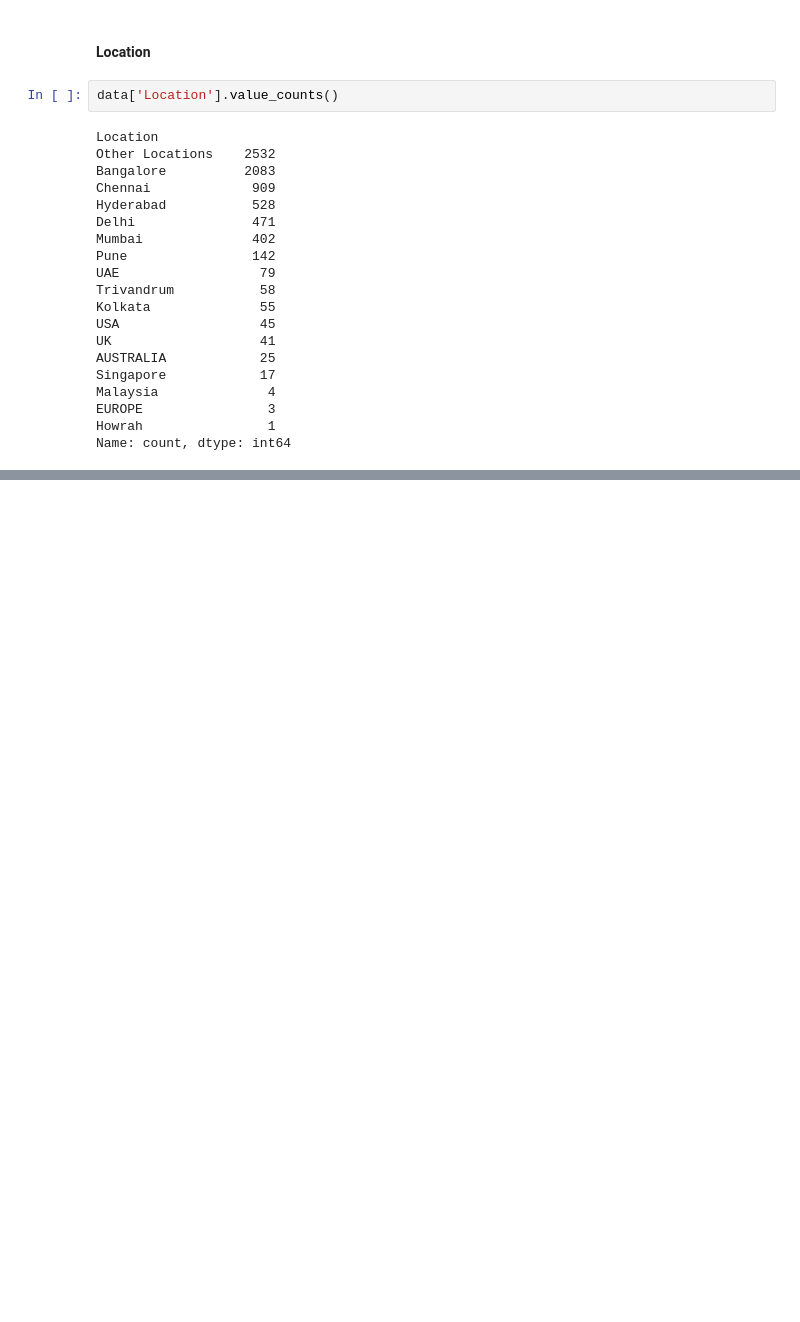
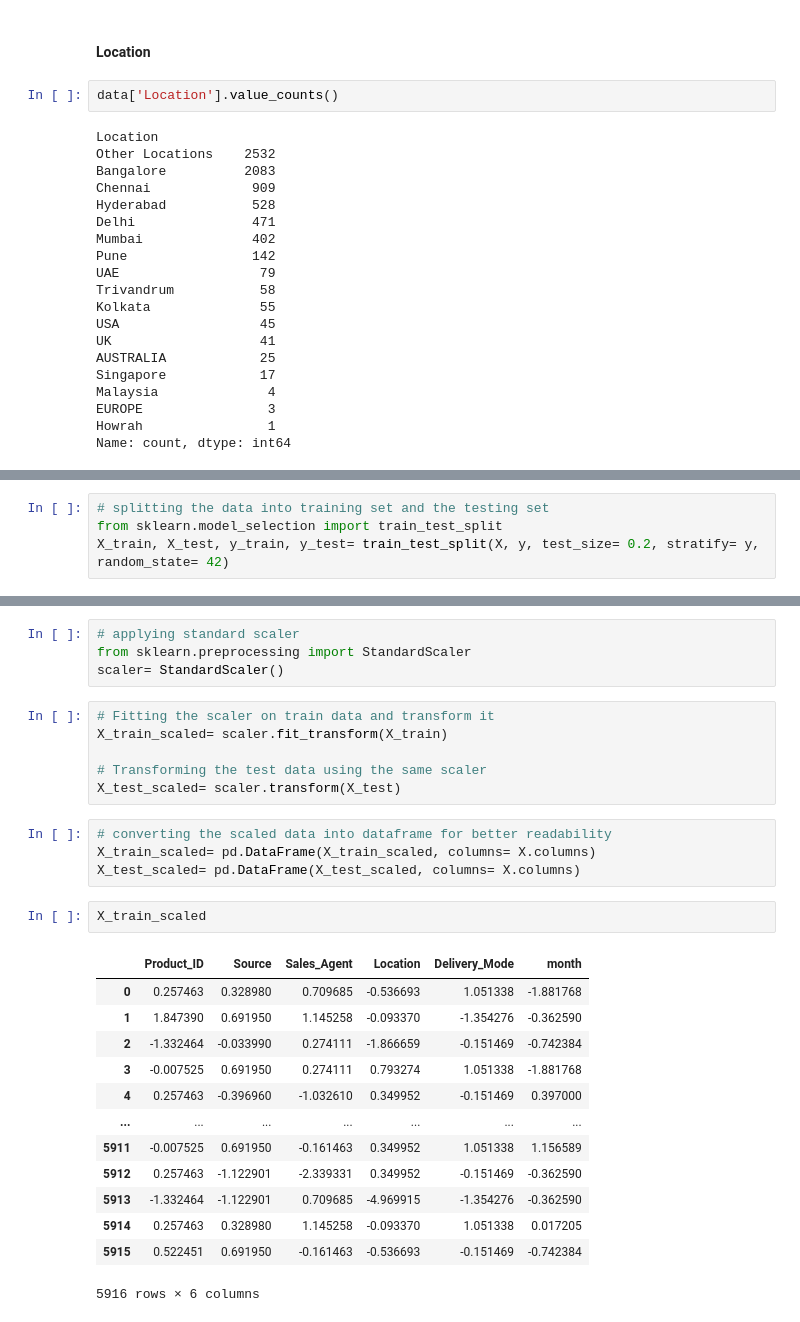
Before and after one commit to shanusaras/Lead_quality_categorization_for_enhanced_sales, a Jupyter notebook: sales effectiveness.ipynb, the cells around one changed output, grey strips where cells are left out. Drawn from its saved outputs; the diff is of its cells as text; blank space fills up the shorter version.

```diff
--- a/sales effectiveness.ipynb
+++ b/sales effectiveness.ipynb
@@ -853,0 +979,4 @@ Name: count, dtype: int64
+# %%
+# splitting the data into training set and the testing set
+from sklearn.model_selection import train_test_split
+X_train, X_test, y_train, y_test= train_test_split(X, y, test_size= 0.2, stratify= y, random_state= 42)
@@ -853,0 +1002,30 @@ Name: count, dtype: int64
+# %%
+# applying standard scaler
+from sklearn.preprocessing import StandardScaler
+scaler= StandardScaler()
+# %%
+# Fitting the scaler on train data and transform it
+X_train_scaled= scaler.fit_transform(X_train)
+
+# Transforming the test data using the same scaler
+X_test_scaled= scaler.transform(X_test)
+# %%
+# converting the scaled data into dataframe for better readability
+X_train_scaled= pd.DataFrame(X_train_scaled, columns= X.columns)
+X_test_scaled= pd.DataFrame(X_test_scaled, columns= X.columns)
+# %%
+X_train_scaled
+# %% [output]
+|  | Product_ID | Source | Sales_Agent | Location | Delivery_Mode | month |
+| 0 | 0.257463 | 0.328980 | 0.709685 | -0.536693 | 1.051338 | -1.881768 |
+| 1 | 1.847390 | 0.691950 | 1.145258 | -0.093370 | -1.354276 | -0.362590 |
+| 2 | -1.332464 | -0.033990 | 0.274111 | -1.866659 | -0.151469 | -0.742384 |
+| 3 | -0.007525 | 0.691950 | 0.274111 | 0.793274 | 1.051338 | -1.881768 |
+| 4 | 0.257463 | -0.396960 | -1.032610 | 0.349952 | -0.151469 | 0.397000 |
+| ... | ... | ... | ... | ... | ... | ... |
+| 5911 | -0.007525 | 0.691950 | -0.161463 | 0.349952 | 1.051338 | 1.156589 |
+| 5912 | 0.257463 | -1.122901 | -2.339331 | 0.349952 | -0.151469 | -0.362590 |
+| 5913 | -1.332464 | -1.122901 | 0.709685 | -4.969915 | -1.354276 | -0.362590 |
+| 5914 | 0.257463 | 0.328980 | 1.145258 | -0.093370 | 1.051338 | 0.017205 |
+| 5915 | 0.522451 | 0.691950 | -0.161463 | -0.536693 | -0.151469 | -0.742384 |
+5916 rows × 6 columns
```
Also changed, not shown: parts of 33 cells of this notebook.
